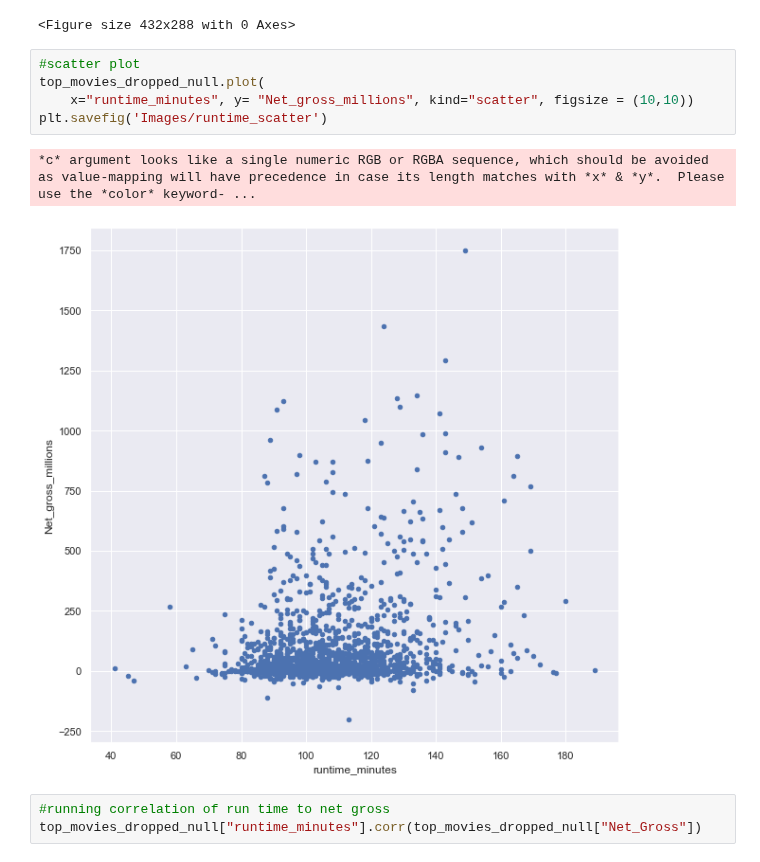
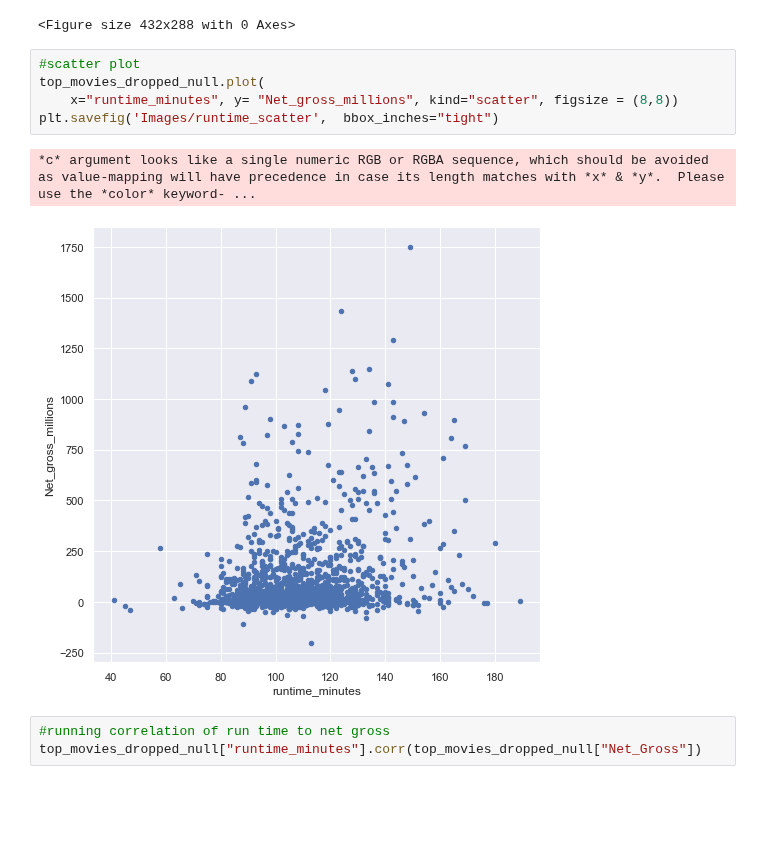
Before and after one commit to ldwilker10/dsc-phase-1-project-v2-4, a Jupyter notebook: Microsoft_Analysis.ipynb, the cells around one changed output. Cells and saved outputs as stored; diff of their text form; blank space fills up the shorter version.

```diff
--- a/Microsoft_Analysis.ipynb
+++ b/Microsoft_Analysis.ipynb
@@ -404,11 +404,11 @@ plt.savefig('Images/top_20_runtime')
 # %%
 #scatter plot
 top_movies_dropped_null.plot(
-    x="runtime_minutes", y= "Net_gross_millions", kind="scatter", figsize = (10,10))
-plt.savefig('Images/runtime_scatter')
+    x="runtime_minutes", y= "Net_gross_millions", kind="scatter", figsize = (8,8))
+plt.savefig('Images/runtime_scatter',  bbox_inches="tight")
 # %% [output]
 *c* argument looks like a single numeric RGB or RGBA sequence, which should be avoided as value-mapping will have precedence in case its length matches with *x* & *y*.  Please use the *color* keyword- ...
-[figure, old version]
+[figure, new version]
 # %%
 #running correlation of run time to net gross
 top_movies_dropped_null["runtime_minutes"].corr(top_movies_dropped_null["Net_Gross"])
```
Also changed, not shown: parts of 4 cells of this notebook, 5 other files.
